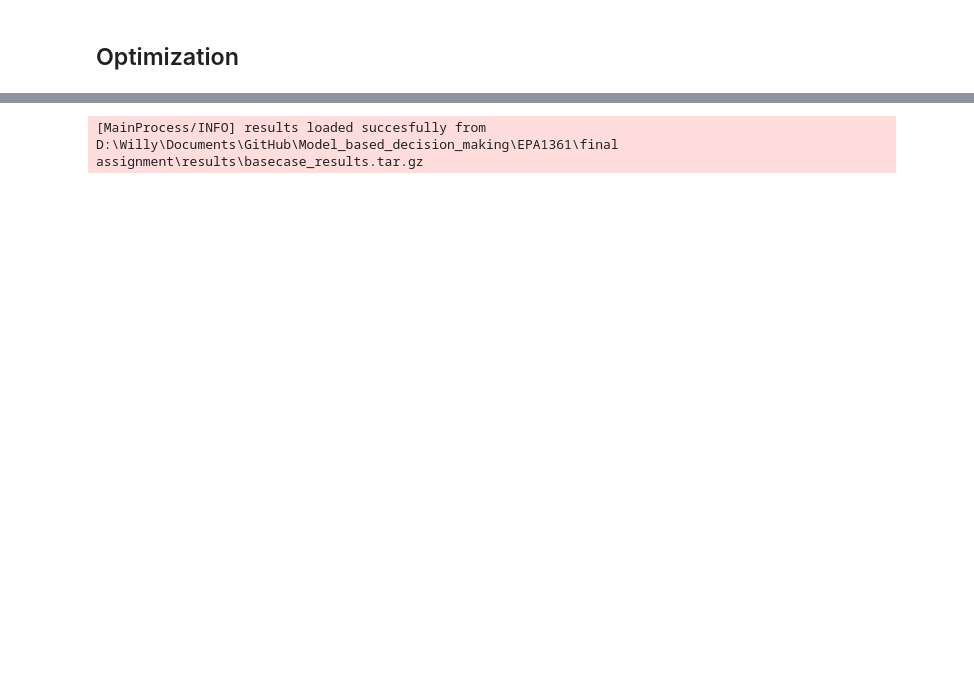
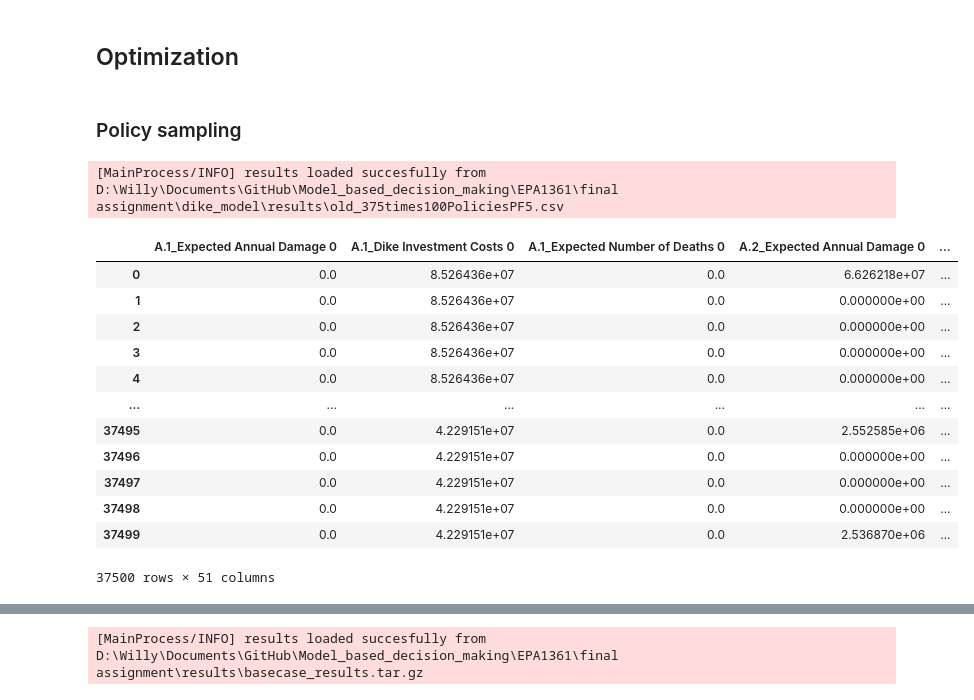
Before and after one commit to willygpv/EPA1361, a Jupyter notebook: final assignment/dike_model/Optimization_W.ipynb, the cells around one changed output, grey strips where cells are left out. Drawn from its saved outputs; the diff is of its cells as text; code cells hidden in the pictures; blank space fills up the shorter version.

```diff
--- a/final assignment/dike_model/Optimization_W.ipynb
+++ b/final assignment/dike_model/Optimization_W.ipynb
@@ -134,3 +134,5 @@ from ema_workbench import Policy
 # utilities.save_results((experiments, outcomes), 'dike_5_results.tar.gz')
 # %% [markdown]
 ## Optimization
+# %% [markdown]
+### Policy sampling
@@ -136,0 +144,21 @@ from ema_workbench import Policy
+# %%
+experiments, outcomes = utilities.load_results('../dike_model/results/old_375times100PoliciesPF5.csv')
+outcomes_pol_df = pd.DataFrame(outcomes)
+# %% [output]
+[MainProcess/INFO] results loaded succesfully from D:\Willy\Documents\GitHub\Model_based_decision_making\EPA1361\final assignment\dike_model\results\old_375times100PoliciesPF5.csv
+# %%
+outcomes_pol_df
+# %% [output]
+|  | A.1_Expected Annual Damage 0 | A.1_Dike Investment Costs 0 | A.1_Expected Number of Deaths 0 | A.2_Expected Annual Damage 0 | ... |
+| 0 | 0.0 | 8.526436e+07 | 0.0 | 6.626218e+07 | ... |
+| 1 | 0.0 | 8.526436e+07 | 0.0 | 0.000000e+00 | ... |
+| 2 | 0.0 | 8.526436e+07 | 0.0 | 0.000000e+00 | ... |
+| 3 | 0.0 | 8.526436e+07 | 0.0 | 0.000000e+00 | ... |
+| 4 | 0.0 | 8.526436e+07 | 0.0 | 0.000000e+00 | ... |
+| ... | ... | ... | ... | ... | ... |
+| 37495 | 0.0 | 4.229151e+07 | 0.0 | 2.552585e+06 | ... |
+| 37496 | 0.0 | 4.229151e+07 | 0.0 | 0.000000e+00 | ... |
+| 37497 | 0.0 | 4.229151e+07 | 0.0 | 0.000000e+00 | ... |
+| 37498 | 0.0 | 4.229151e+07 | 0.0 | 0.000000e+00 | ... |
+| 37499 | 0.0 | 4.229151e+07 | 0.0 | 2.536870e+06 | ... |
+37500 rows × 51 columns
```
Also changed, not shown: parts of 12 cells of this notebook, 13 other files.
